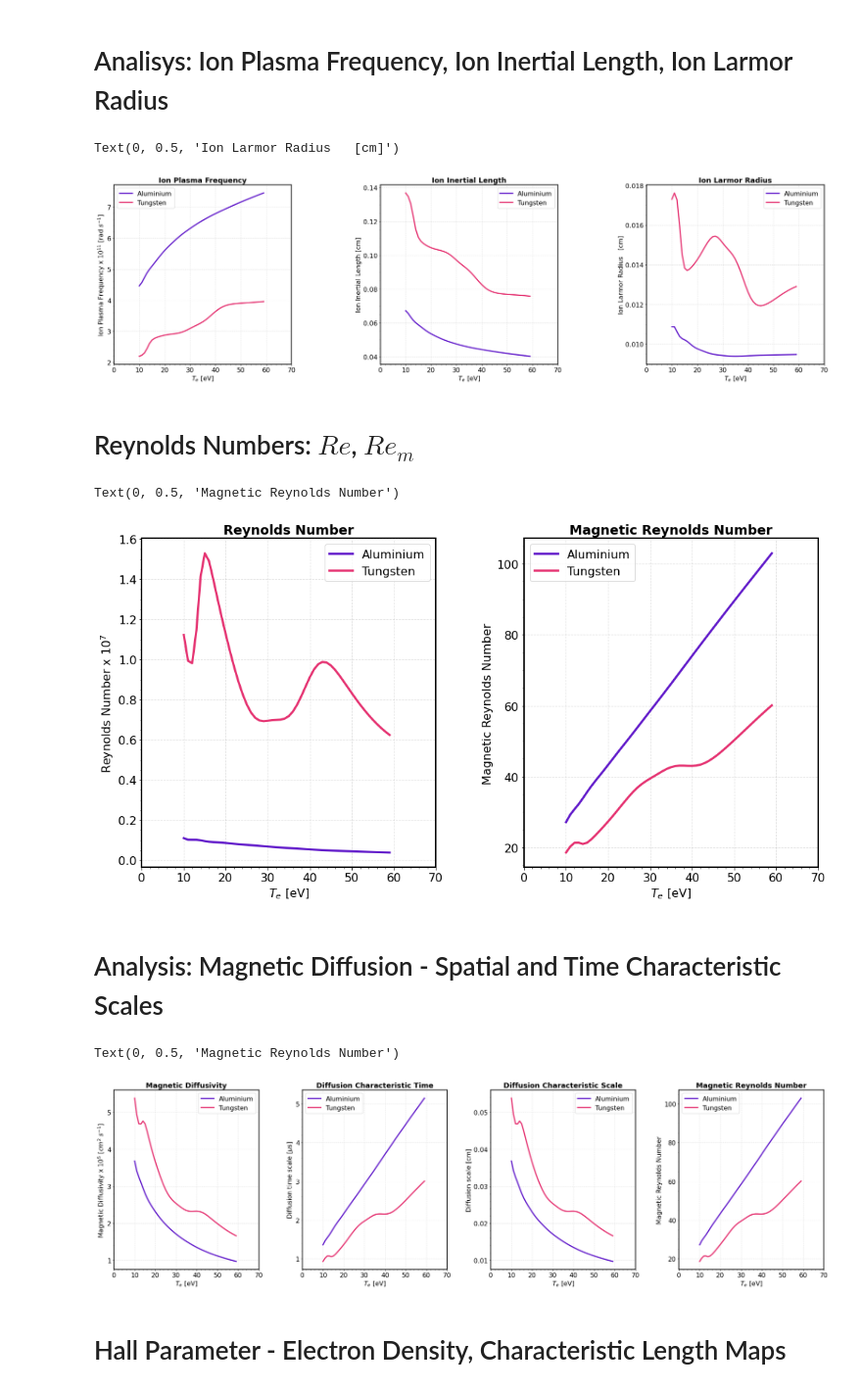
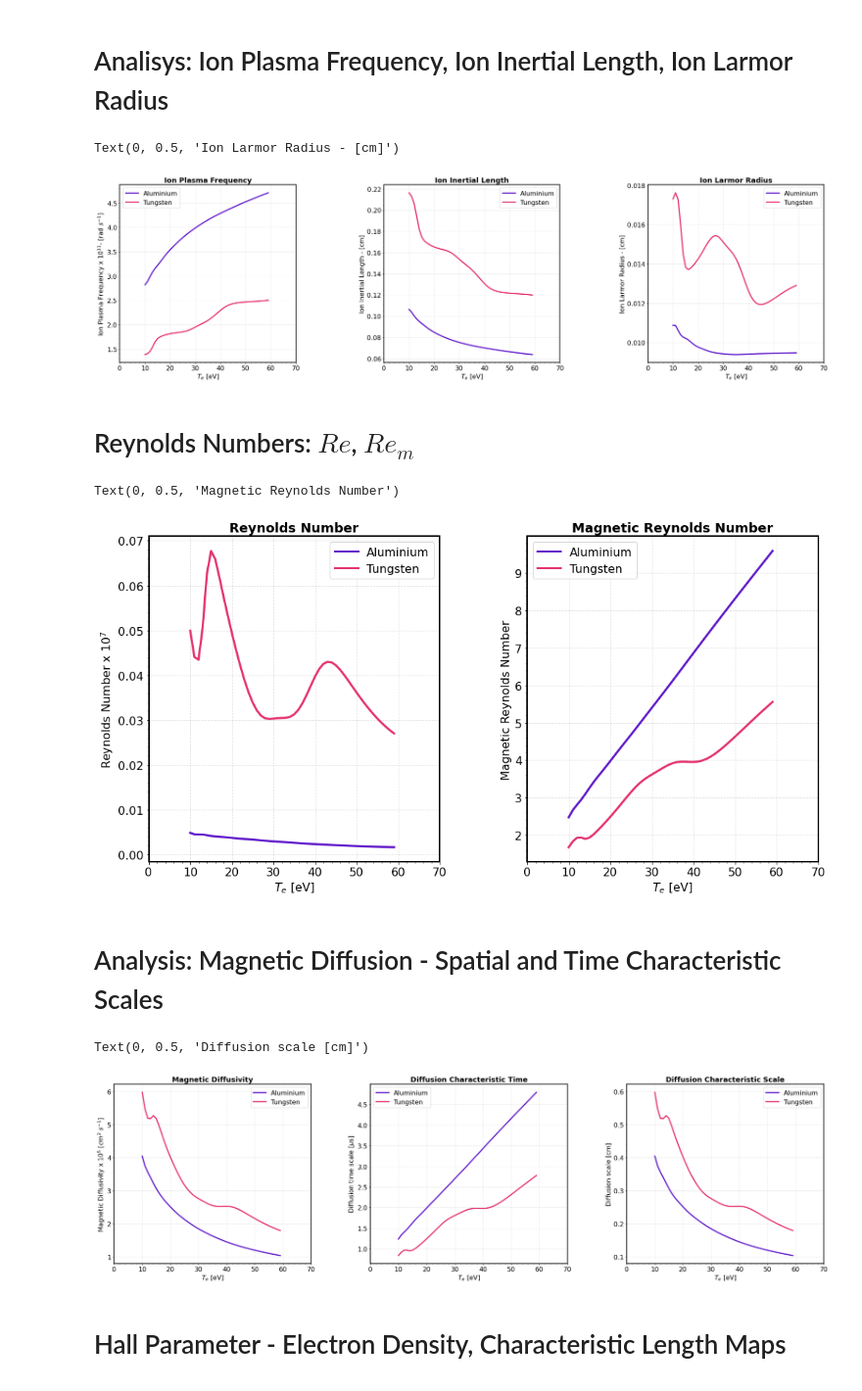
Before and after one commit to stemerlini/MagnetoRT, a Jupyter notebook: MagnetoRT.ipynb, the cells around one changed output. Shown at 98% size. Drawn from its saved outputs; the diff is of its cells as text; code cells hidden in the pictures.

```diff
--- a/MagnetoRT.ipynb
+++ b/MagnetoRT.ipynb
@@ -312,8 +311,8 @@ File available only for Al, Cu, W
 # -------------------------------------------------------------------------------------
 Te      =    np.arange(10,60)       # electron temperature eV
 
-al_flow = {'A':27, 'ne': 1e18,   'Te': Te , 'Ti': Te, 'V':1e7,  'L':0.2, 'Atw': 1, 'Zsrc': 'exp', 'B': 5}
-w_flow  = {'A':183,'ne': 1e18,   'Te': Te , 'Ti': Te, 'V':1e7,  'L':0.2, 'Atw': 1, 'Zsrc': 'exp', 'B': 5}
+al_flow = {'A':27, 'ne': 4e17,   'Te': Te , 'Ti': Te, 'V':1e6,  'L':0.2, 'Atw': 1, 'Zsrc': 'exp', 'B': 5}
+w_flow  = {'A':183,'ne': 4e17,   'Te': Te , 'Ti': Te, 'V':1e6,  'L':0.2, 'Atw': 1, 'Zsrc': 'exp', 'B': 5}
 
 al  =   plasma(**al_flow)
 w   =   plasma(**w_flow)
@@ -350,15 +349,6 @@ ax0.legend(loc = 'best', fontsize = 16)
 # %% [markdown]
 # Analisys: Ion Plasma Frequency, Ion Inertial Length, Ion Larmor Radius
 # %%
-# DEFINE PLASMA
-# -------------------------------------------------------------------------------------
-Te      =    np.arange(10,60)       # electron temperature eV
-
-al_flow = {'A':27, 'ne': 1e18, 'Te': Te , 'Ti': Te, 'V':1e7,  'L':0.2, 'Atw': 1, 'Zsrc': 'exp', 'B': 5}
-w_flow = {'A':183, 'ne': 1e18, 'Te': Te , 'Ti': Te, 'V':1e7,  'L':0.2, 'Atw': 1, 'Zsrc': 'exp', 'B': 5}
-al  =   plasma(**al_flow)
-w  =   plasma(**w_flow)
-
 # PRETTY PLOT
 # --------------------------------------------------------------------------------------
 fig = plt.figure(figsize=(32,8.3))
@@ -396,12 +386,12 @@ for axis in ax:
 #     45, 1.6, "VERY SMALL - NOT RELEVANT", color = "red", weight="bold", ha="center", va="center", rotation=-15, size=18,
 #     bbox=dict(boxstyle="Square,pad=0.3", fc="white", ec="red", lw=2))
 
-ax[0].set_ylabel(r'Ion Plasma Frequency x $10^{11}$ [rad $s^{-1}$] ', fontsize=16)
-ax[1].set_ylabel(r'Ion Inertial Length [cm]', fontsize=16)
-ax[2].set_ylabel(r'Ion Larmor Radius   [cm]', fontsize=16)
+ax[0].set_ylabel(r'Ion Plasma Frequency x $10^{11}$- [rad $s^{-1}$] ', fontsize=16)
+ax[1].set_ylabel(r'Ion Inertial Length - [cm]', fontsize=16)
+ax[2].set_ylabel(r'Ion Larmor Radius - [cm]', fontsize=16)
 # %% [output]
-Text(0, 0.5, 'Ion Larmor Radius   [cm]')
+Text(0, 0.5, 'Ion Larmor Radius - [cm]')
-[figure, old version]
+[figure, new version]
 # %% [markdown]
 # Reynolds Numbers: $Re$, $Re_m$
 # %%
@@ -437,54 +427,49 @@ ax[0].set_ylabel(r'Reynolds Number x $10^{7}$', fontsize=16)
 ax[1].set_ylabel(r'Magnetic Reynolds Number', fontsize=16)
 # %% [output]
 Text(0, 0.5, 'Magnetic Reynolds Number')
-[figure, old version]
+[figure, new version]
 # %% [markdown]
 # Analysis: Magnetic Diffusion - Spatial and Time Characteristic Scales
 # %%
 # PRETTY PLOT
 # --------------------------------------------------------------------------------------
 fig = plt.figure(figsize=(32,8.3))
-gs  = fig.add_gridspec(ncols=4, nrows=1,hspace=0,wspace=0.3)
+gs  = fig.add_gridspec(ncols=3, nrows=1,hspace=0,wspace=0.3)
 ax  = gs.subplots()
 
 for axis in ['top','bottom','left','right']:
     ax[0].spines[axis].set_linewidth(2)
     ax[1].spines[axis].set_linewidth(2)
     ax[2].spines[axis].set_linewidth(2)
-    ax[3].spines[axis].set_linewidth(2)
 
 ax[0].plot(Te, al.Dm*1e-5, lw = '3', color = '#611ACA',label='Aluminium')
 ax[1].plot(Te, 1/(al.Dm*2)*1e6, lw = '3', color = '#611ACA',label='Aluminium')
 ax[2].plot(Te, al.Leta, lw = '3', color = '#611ACA',label='Aluminium')
-ax[3].plot(Te, al.Re_m, lw = '3', color = '#611ACA',label='Aluminium')
 
 
 ax[0].plot(Te, w.Dm*1e-5, lw = '3', color = '#E53271',label='Tungsten')
 ax[1].plot(Te, 1/(w.Dm*2)*1e6, lw = '3', color = '#E53271',label='Tungsten')
 ax[2].plot(Te, w.Leta, lw = '3', color = '#E53271',label='Tungsten')
-ax[3].plot(Te, w.Re_m, lw = '3', color = '#E53271',label='Tungsten')
 
 
 ax[0].set_title('Magnetic Diffusivity', fontsize = 18,  weight = 'bold')
 ax[1].set_title('Diffusion Characteristic Time', fontsize = 18,  weight = 'bold')
 ax[2].set_title('Diffusion Characteristic Scale', fontsize = 18,  weight = 'bold')
-ax[3].set_title('Magnetic Reynolds Number', fontsize = 18,  weight = 'bold')
 
 for axis in ax:
     axis.set_xlim([0,70])
     axis.set_xticks(np.arange(0,71,10))
     axis.tick_params(labelsize=16)
     axis.grid(True, linestyle='--', alpha = 0.4)
     axis.set_xlabel(r'$T_e$ [eV]', fontsize=16)
     axis.minorticks_on()
     axis.legend(loc = 'best', fontsize = 16)
 
 ax[0].set_ylabel(r'Magnetic Diffusivity x $10^{5}$ [$cm^2$ $s^{-1}$] ', fontsize=16)
 ax[1].set_ylabel(r'Diffusion time scale [$\mu$s]', fontsize=16)
 ax[2].set_ylabel(r'Diffusion scale [cm]', fontsize=16)
-ax[3].set_ylabel(r'Magnetic Reynolds Number', fontsize=16)
 # %% [output]
-Text(0, 0.5, 'Magnetic Reynolds Number')
+Text(0, 0.5, 'Diffusion scale [cm]')
-[figure, old version]
+[figure, new version]
 # %% [markdown]
 # Hall Parameter - Electron Density, Characteristic Length Maps
```
Also changed, not shown: parts of 1 cell of this notebook.
